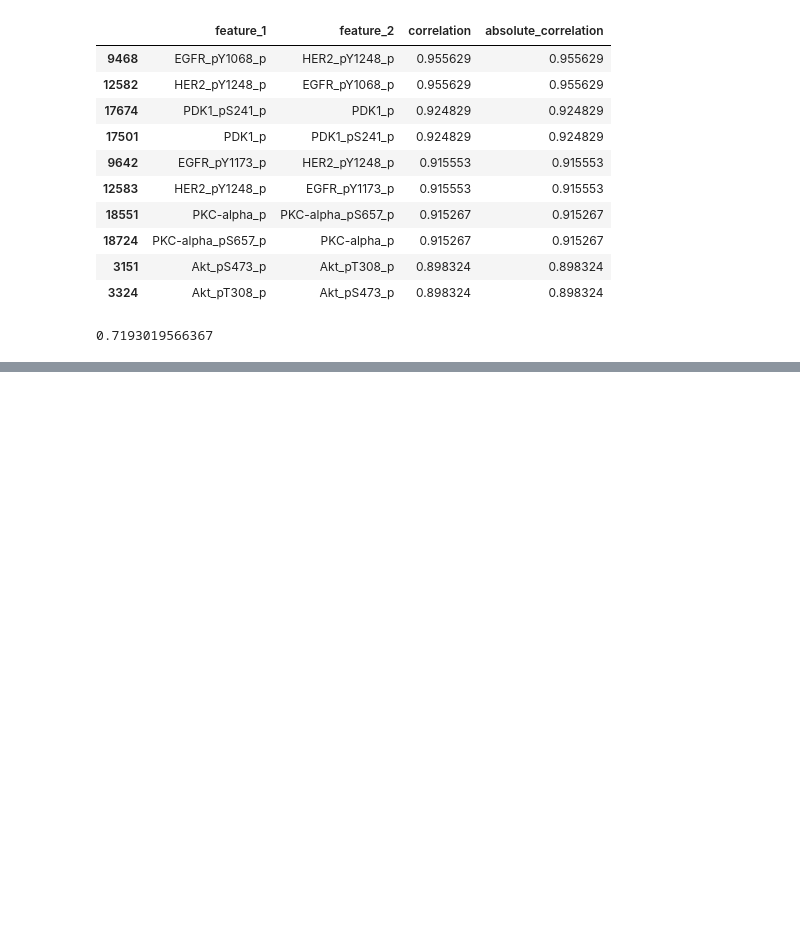
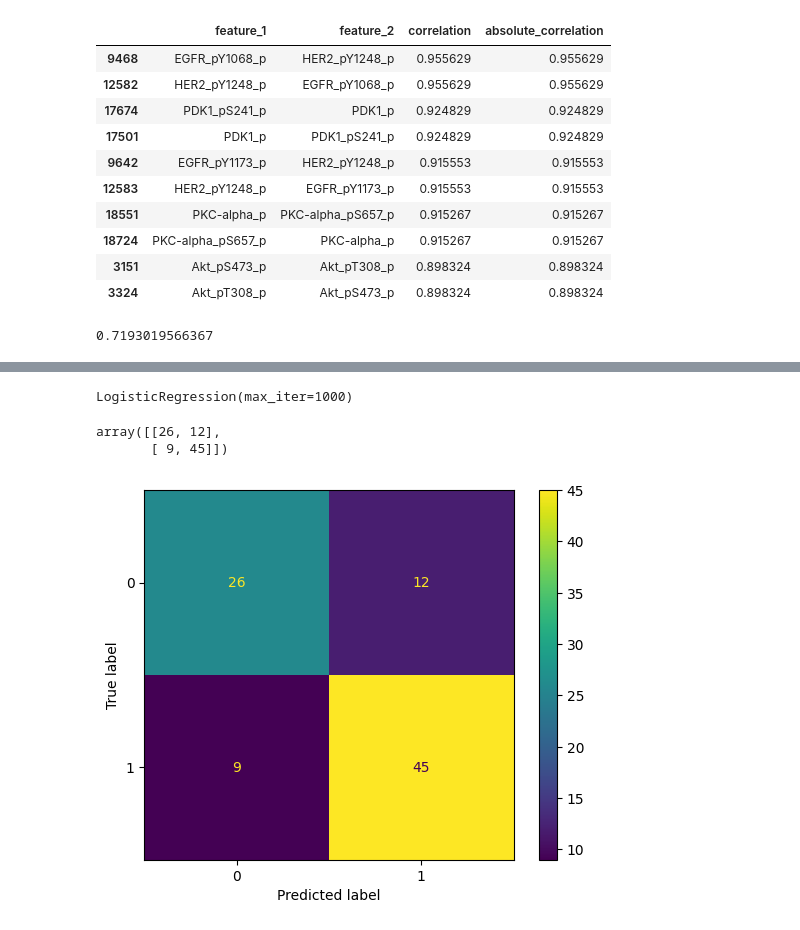
Before and after one commit to Klara-haas/brain_proteomics, a Jupyter notebook: model/model_notebook.ipynb, the cells around one changed output, grey strips where cells are left out. Drawn from its saved outputs; the diff is of its cells as text; code cells hidden in the pictures; blank space fills up the shorter version.

Commit message:
notebook with different models

```diff
--- a/model/model_notebook.ipynb
+++ b/model/model_notebook.ipynb
@@ -450,0 +764,22 @@ importance_df.sort_values(by="score decrease", ascending = False)
+# %%
+X_train, X_test, y_train, y_test = train_test_split(X, y, test_size=0.3, random_state=42)
+# %%
+log_reg_model = LogisticRegression(max_iter=1000)
+
+log_reg_model.fit(X_train, y_train)
+# %% [output]
+LogisticRegression(max_iter=1000)
+# %%
+y_pred_X = log_reg_model.predict(X_test)
+# %%
+cm = confusion_matrix(y_test, y_pred_X, labels=log_reg_model.classes_)
+cm
+# %% [output]
+array([[26, 12],
+       [ 9, 45]])
+# %%
+disp = ConfusionMatrixDisplay(confusion_matrix=cm,
+                              display_labels=log_reg_model.classes_)
+disp.plot();
+# %% [output]
+[figure, added]
```
Also changed, not shown: parts of 154 cells of this notebook.
